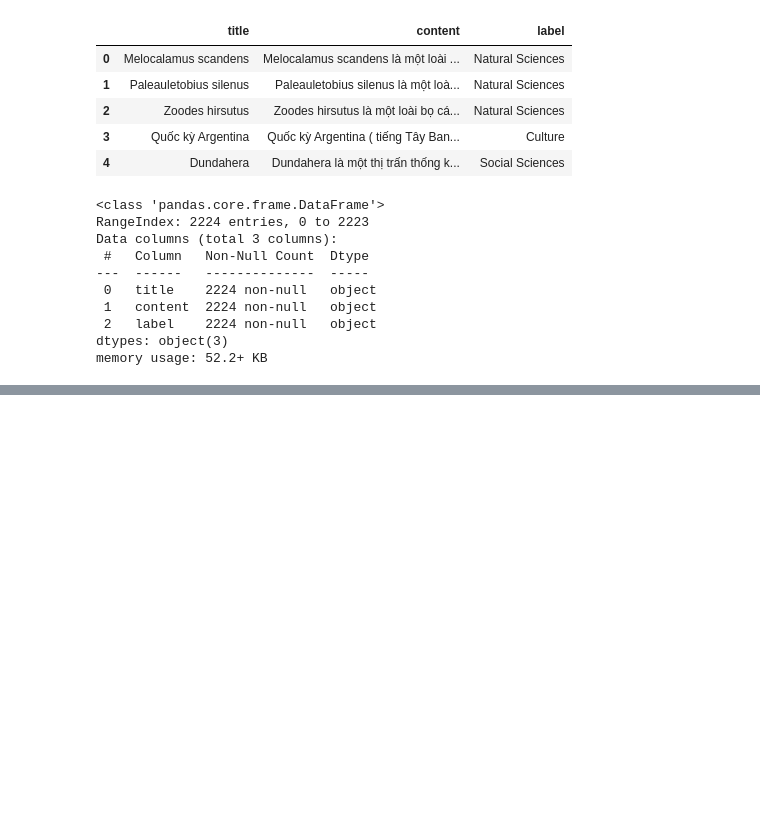
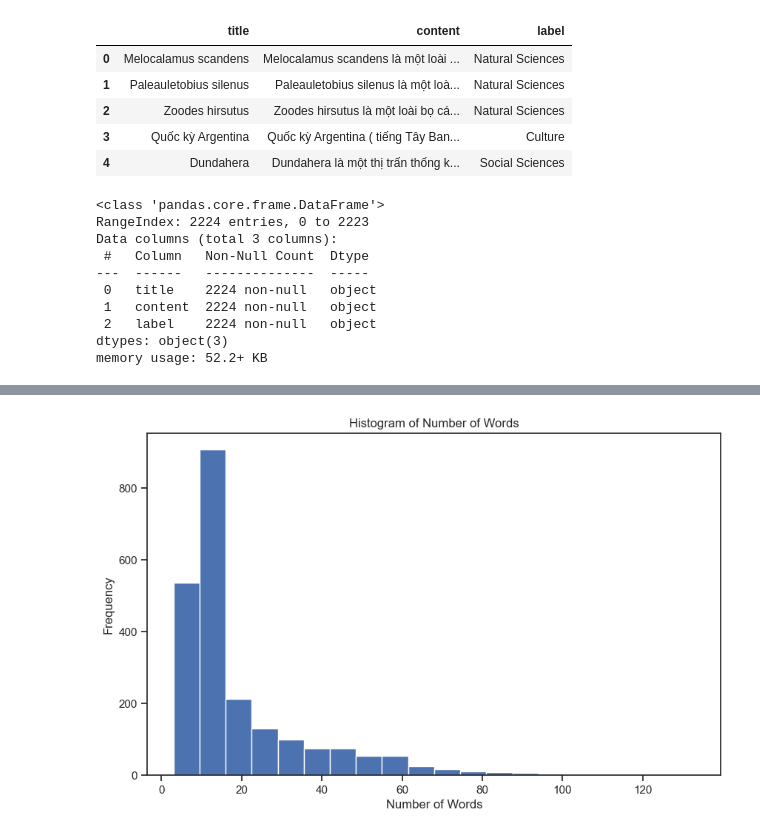
Before and after one commit to Duonn512/Wikipedia-Category-Classification, a Jupyter notebook: notebooks/data_exploration.ipynb, the cells around one changed output, grey strips where cells are left out. Cells and saved outputs as stored; diff of their text form; code cells hidden in the pictures; blank space fills up the shorter version.

```diff
--- a/notebooks/data_exploration.ipynb
+++ b/notebooks/data_exploration.ipynb
@@ -65,0 +122,11 @@ df.head(10)
+# %%
+plt.figure(figsize=(10,6))
+plt.hist(df['num_words'], bins=20)
+plt.title('Histogram of Number of Words')
+plt.xlabel('Number of Words')
+plt.ylabel('Frequency')
+
+plt.savefig(f'../img/image_2.png', bbox_inches='tight')
+plt.show()
+# %% [output]
+[figure, added]
```
Also changed, not shown: parts of 24 cells of this notebook, 12 other files.
